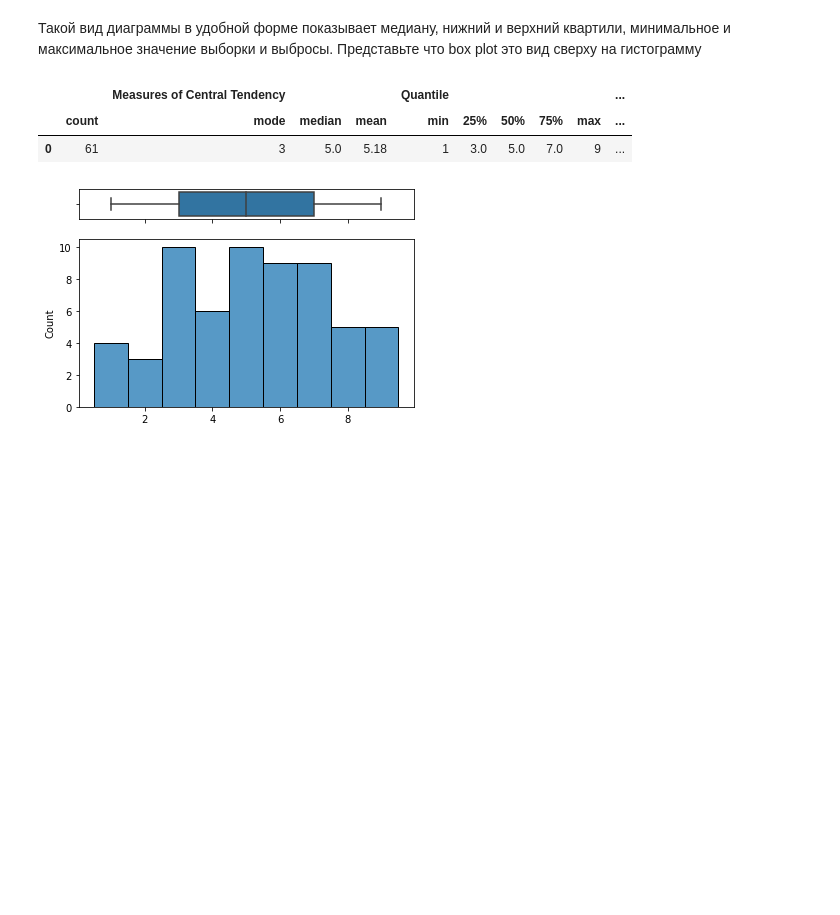
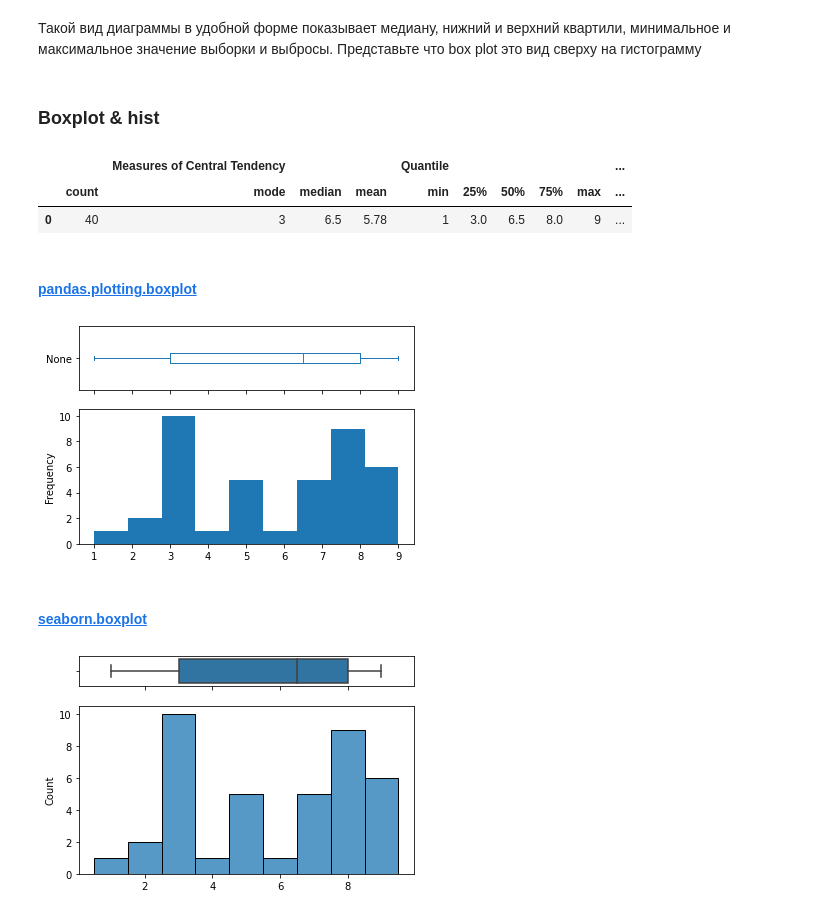
Before and after one commit to Saxsafon/Statistics, a Jupyter notebook: Descriptive_statistics.ipynb, the cells around one changed output. Saved outputs shown, nothing was run; the diff lists cells and outputs as text; code cells hidden in the pictures; blank space fills up the shorter version.

```diff
--- a/Descriptive_statistics.ipynb
+++ b/Descriptive_statistics.ipynb
@@ -140,20 +226,36 @@ def get_report(data):
+# %% [markdown]
+### Boxplot & hist
+# %%
+import random
+
+vals = pd.Series([
+    *[1] * random.randint(1,10),
+    *[2] * random.randint(1,10),
+    *[3] * random.randint(1,10),
+    *[4] * random.randint(1,10),
+    *[5] * random.randint(1,10),
+    *[6] * random.randint(1,10),
+    *[7] * random.randint(1,10),
+    *[8] * random.randint(1,10),
+    *[9] * random.randint(1,10),
+])
+display(get_report(vals))
+# %% [output]
+|  |  | Measures of Central Tendency |  |  | Quantile |  |  |  |  | ... |
+|  | count | mode | median | mean | min | 25% | 50% | 75% | max | ... |
+| 0 | 40 | 3 | 6.5 | 5.78 | 1 | 3.0 | 6.5 | 8.0 | 9 | ... |
+# %% [markdown]
+#### [pandas.plotting.boxplot](https://pandas.pydata.org/docs/reference/api/pandas.plotting.boxplot.html)
+# %%
+f, (ax_box, ax_hist) = plt.subplots(2, sharex=True, gridspec_kw={"height_ratios": (.40, .85)})
+
+vals.plot.box(ax=ax_box, vert=False)
+vals.plot.hist(bins=vals.nunique(), ax=ax_hist);
+# %% [output]
+[figure, added]
+# %% [markdown]
+#### [seaborn.boxplot](https://seaborn.pydata.org/generated/seaborn.boxplot.html)
 # %%
-import random
-
-vals = pd.Series([
-    *[1] * random.randint(1,10),
-    *[2] * random.randint(1,10),
-    *[3] * random.randint(1,10),
-    *[4] * random.randint(1,10),
-    *[5] * random.randint(1,10),
-    *[6] * random.randint(1,10),
-    *[7] * random.randint(1,10),
-    *[8] * random.randint(1,10),
-    *[9] * random.randint(1,10),
-])
-
-display(get_report(vals))
-
 # создаем фигуру из двух объектов-осей (ax_box and ax_hist)
 f, (ax_box, ax_hist) = plt.subplots(2, sharex=True, gridspec_kw={"height_ratios": (.15, .85)})
 
@@ -170,7 +272,4 @@ sns.histplot(
 ax_box.set(xlabel='')
 plt.show()
 # %% [output]
-|  |  | Measures of Central Tendency |  |  | Quantile |  |  |  |  | ... |
-|  | count | mode | median | mean | min | 25% | 50% | 75% | max | ... |
-| 0 | 61 | 3 | 5.0 | 5.18 | 1 | 3.0 | 5.0 | 7.0 | 9 | ... |
-[figure, old version]
+[figure, new version]
```
Also changed, not shown: parts of 14 cells of this notebook, 2 other files.
